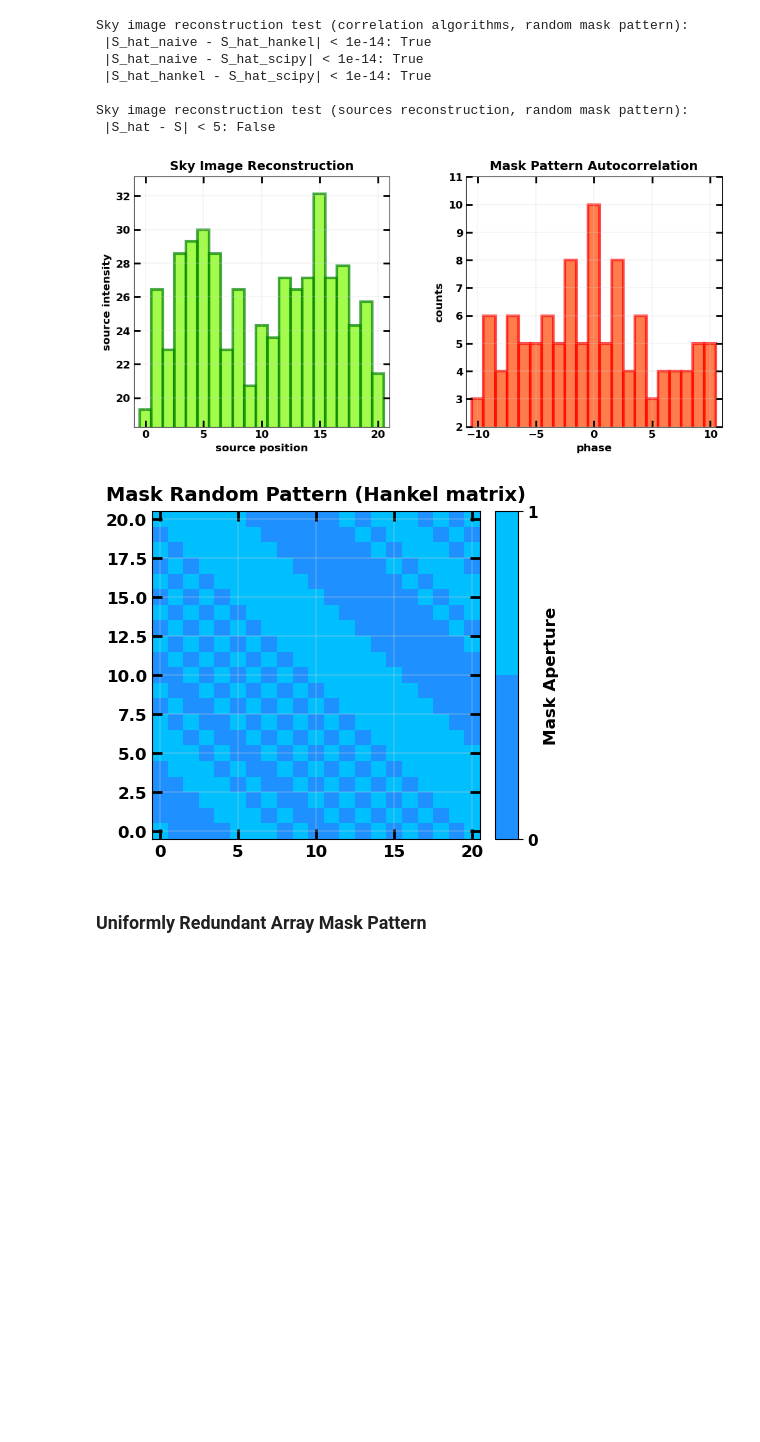
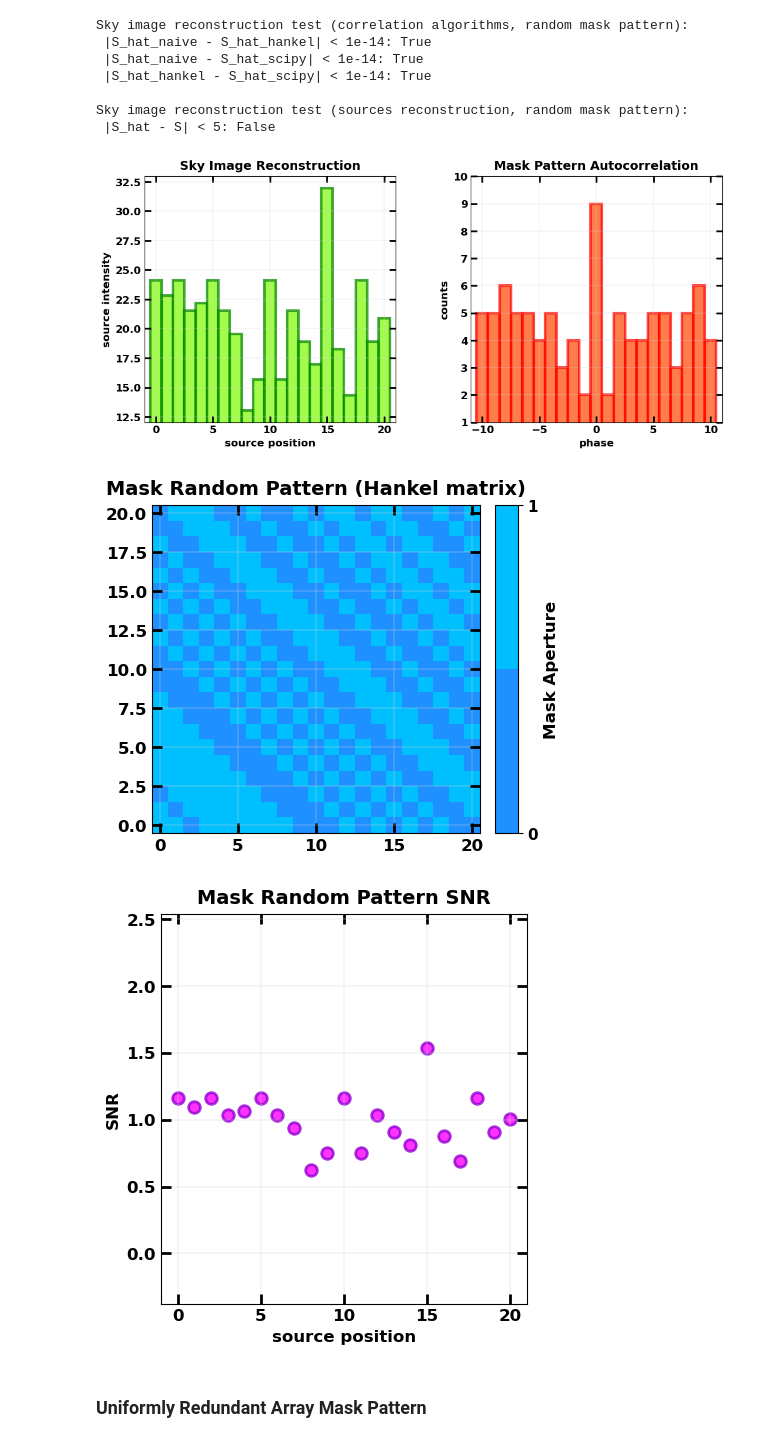
Before and after one commit to EdoardoGiancarli/Reconstruction_Masks_Test, a Jupyter notebook: Img_Reconstruction2dot1.ipynb, the cells around one changed output. Drawn from its saved outputs; the diff is of its cells as text; code cells hidden in the pictures; blank space fills up the shorter version.

```diff
--- a/Img_Reconstruction2dot1.ipynb
+++ b/Img_Reconstruction2dot1.ipynb
@@ -60,7 +67,7 @@ mpl.rcParams.update(params)
 def correlation(A: c.Sequence,
                 B: c.Sequence,
                 correlation_type: str) -> c.Sequence:
-    """Performs the correlation between two arrays."""
+    """Performs the correlation between two arrays A and B."""
 
     if correlation_type == "naive":
         C_length = len(A) - len(B) + 1
@@ -94,8 +101,8 @@ def autocorrelation(A: c.Sequence) -> c.Sequence:
 # %% [markdown]
 **Detector Image**
 # %%
-def detector_image(mask: c.Sequence,
-                   source_distr: c.Sequence,
+def detector_image(A: c.Sequence,
+                   S: c.Sequence,
                    background: bool = True,
                    correlation_type: str = 'scipy') -> c.Sequence:
     """
@@ -103,11 +110,10 @@ def detector_image(mask: c.Sequence,
     distribution with respective intensities.
     """
 
-    D = correlation(mask, source_distr, correlation_type)
+    D = correlation(A, S, correlation_type)
 
     if background:
-        D = D.astype(np.float64)
-        D += np.random.uniform(0.2, 0.7, size=D.shape)
+        D = D + np.random.uniform(0.2, 0.7, size=D.shape)
 
     return D
 # %% [markdown]
@@ -153,3 +161,28 @@ def sources_reconstruction_test(S: c.Sequence,
+# %%
+def source_finder(S_hat: c.Sequence,
+                  threshold: int) -> c.Sequence:
+    """Finds reconstructed sources based on the counts threshold."""
+
+    return np.where(S_hat >= threshold)[0]
+
+
+def SNR(S_hat: c.Sequence,
+        S_hat_i_pos: int | c.Sequence = None) -> float | c.Sequence:
+    """
+    Computes the SNR of the reconstructed sources assuming
+    only Poisson noise [1].
+    """
+
+    den = np.sqrt(np.sum(S_hat))
+
+    if S_hat_i_pos is None:
+        return S_hat/den
+
+    elif isinstance(S_hat_i_pos, int):
+        return S_hat[S_hat_i_pos]/den
+
+    else:
+        return np.array([S_hat[idx] for idx in S_hat_i_pos])/den
 # %% [markdown]
 **Plot Functions**
 # %%
@@ -372,8 +402,18 @@ image_plot([hankel(A[:L], A[-L:])],
            cbarvalues=[[0, 1]],
            cbarcmap=[ListedColormap(["DodgerBlue", "DeepSkyBlue"])])
 # %% [output]
-[figure, old version]
+[figure, new version]
-[figure, old version]
+[figure, new version]
+# %%
+snr_random_mask = SNR(S_hat)
+
+sequence_plot([snr_random_mask], ["Mask Random Pattern SNR"],
+              xlabel=["source position"],
+              ylabel=["SNR"],
+              color=[('Magenta', 'DarkViolet')],
+              style=['scatter'])
+# %% [output]
+[figure, added]
 # %% [markdown]
 ### **Uniformly Redundant Array Mask Pattern**
 # %% [markdown]
```
Also changed, not shown: parts of 6 cells of this notebook.
